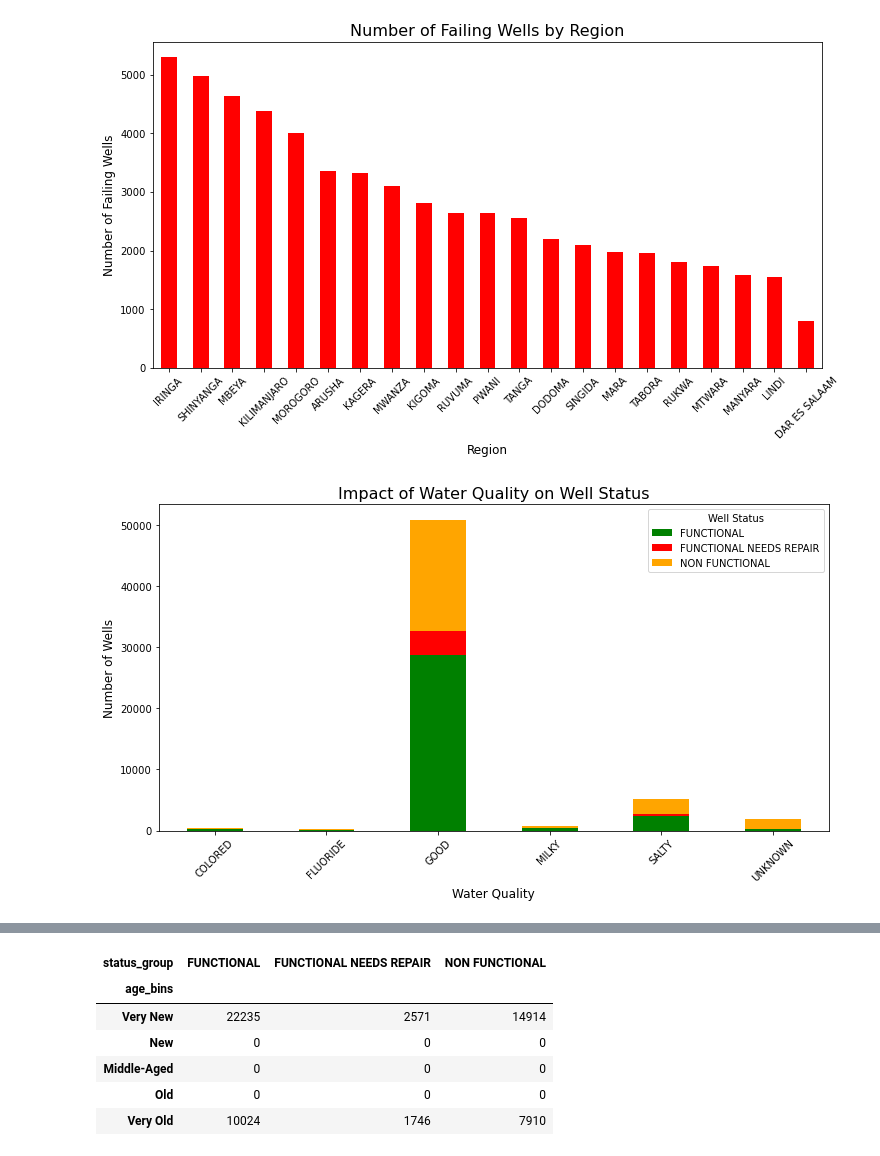
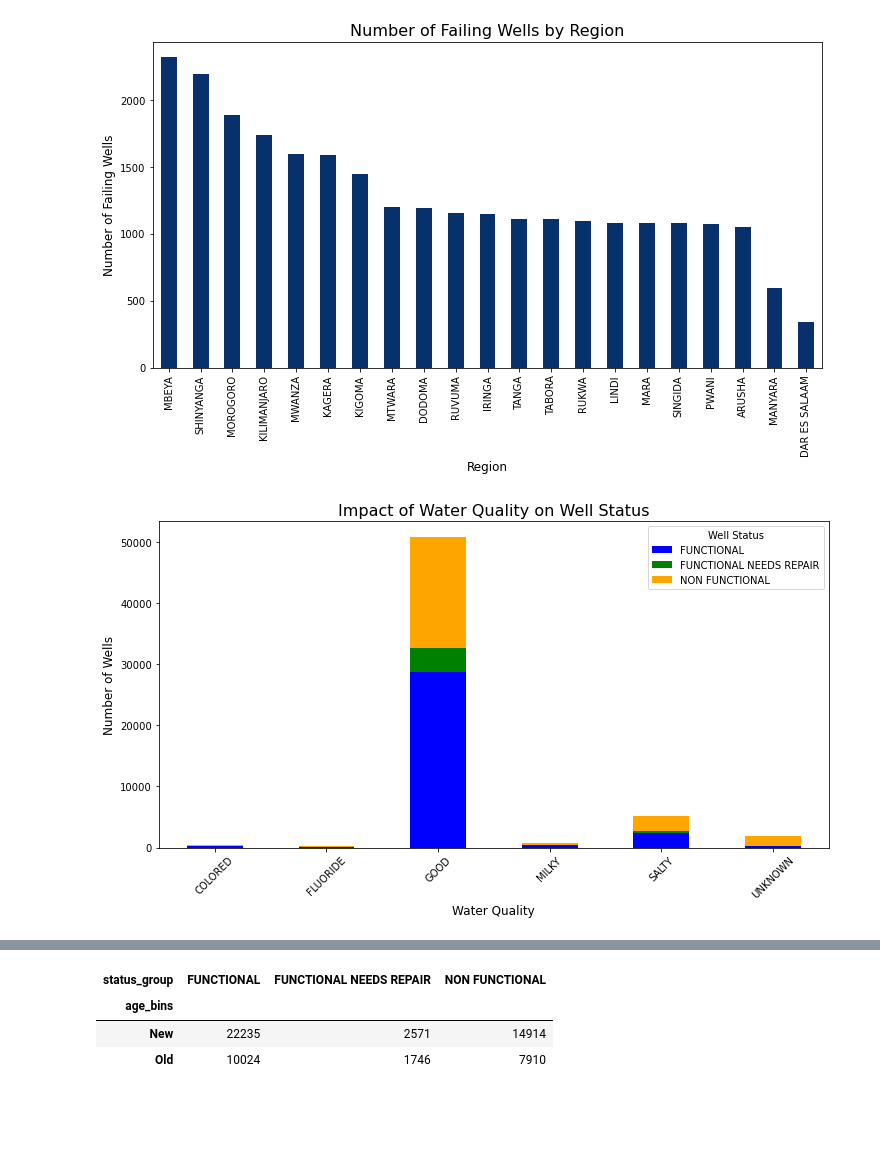
Before and after one commit to Ketty-Odero/Tanzanian-Water-Wells-Prediction-Model, a Jupyter notebook: notebooks/2.0 EDA.ipynb, the cells around one changed output, grey strips where cells are left out. Saved outputs shown, nothing was run; the diff lists cells and outputs as text; code cells hidden in the pictures; blank space fills up the shorter version.

```diff
--- a/notebooks/2.0 EDA.ipynb
+++ b/notebooks/2.0 EDA.ipynb
@@ -161,15 +157,15 @@ class TanzanianWellsAnalysis:
 
     def wells_by_region(self):
         """Analyzes regions with more failing wells."""
-        failing_wells = self.df[self.df[self.target_variable] != "functional"]
+        failing_wells = self.df[self.df[self.target_variable] != "FUNCTIONAL"]
         region_counts = failing_wells['region'].value_counts()
 
         plt.figure(figsize=(12, 6))
-        region_counts.plot(kind='bar', color='red')
+        region_counts.plot(kind='bar', colormap='Blues_r')
         plt.title("Number of Failing Wells by Region", fontsize=16)
         plt.xlabel("Region", fontsize=12)
         plt.ylabel("Number of Failing Wells", fontsize=12)
-        plt.xticks(rotation=45)
+        plt.xticks(rotation=90)
         plt.show()
 
         return region_counts
@@ -177,7 +173,7 @@ class TanzanianWellsAnalysis:
     def water_quality_effect(self):
         """Analyzes whether water quality contributes to well failure or need for repair."""
         quality_vs_status = self.df.groupby(['quality_group', self.target_variable]).size().unstack()
-        quality_vs_status.plot(kind='bar', stacked=True, figsize=(12, 6), color=['green', 'red', 'orange'])
+        quality_vs_status.plot(kind='bar', stacked=True, figsize=(12, 6), color=['blue', 'green', 'orange'])
         plt.title("Impact of Water Quality on Well Status", fontsize=16)
         plt.xlabel("Water Quality", fontsize=12)
         plt.ylabel("Number of Wells", fontsize=12)
@@ -189,13 +185,13 @@ class TanzanianWellsAnalysis:
 
     def population_effect(self):
         """Analyzes whether population size affects well failure or need for repair."""
-        self.df['population_bins'] = pd.cut(self.df['population'], bins=5, labels=["Very Low", "Low", "Medium", "High", "Very High"])
+        self.df['population_bins'] = pd.cut(self.df['population'], bins=2, labels=[ "Low", "High"])
         pop_vs_status = self.df.groupby(['population_bins', self.target_variable]).size().unstack()
-        pop_vs_status.plot(kind='bar', stacked=True, figsize=(12, 6), color=['green', 'red', 'orange'])
+        pop_vs_status.plot(kind='bar', stacked=True, figsize=(12, 6), color=['blue', 'green', 'orange'])
         plt.title("Impact of Population Size on Well Status", fontsize=16)
         plt.xlabel("Population Size", fontsize=12)
         plt.ylabel("Number of Wells", fontsize=12)
-        plt.xticks(rotation=45)
+        plt.xticks(rotation=90)
         plt.legend(title="Well Status")
         plt.show()
 
@@ -203,41 +199,41 @@ class TanzanianWellsAnalysis:
 
     def water_source_effect(self):
         """Analyzes difference in failure rates between ground surface and surface water wells."""
-        surface_types = ["groundwater", "surface water"]
-        self.df['water_source_type'] = self.df['source_class'].apply(lambda x: x if x in surface_types else "other")
+        surface_types = ["GROUNDWATER", "SURFACE"]
+        self.df['water_source_type'] = self.df['source_class'].apply(lambda x: x if x in surface_types else "OTHER")
         source_vs_status = self.df.groupby(['water_source_type', self.target_variable]).size().unstack()
-        source_vs_status.plot(kind='bar', stacked=True, figsize=(12, 6), color=['green', 'red', 'orange'])
+        source_vs_status.plot(kind='bar', stacked=True, figsize=(12, 6), color=['blue', 'green', 'orange'])
         plt.title("Impact of Water Source Type on Well Status", fontsize=16)
         plt.xlabel("Water Source Type", fontsize=12)
         plt.ylabel("Number of Wells", fontsize=12)
         plt.xticks(rotation=45)
         plt.legend(title="Well Status")
         plt.show()
 
         return source_vs_status
 
     def well_age_effect(self):
         """Analyzes whether well age indicates a likelihood of failure or need for repair."""
         self.df['well_age'] = 2023 - self.df['construction_year']
-        self.df['age_bins'] = pd.cut(self.df['well_age'], bins=5, labels=["Very New", "New", "Middle-Aged", "Old", "Very Old"])
+        self.df['age_bins'] = pd.cut(self.df['well_age'], bins=2, labels=["New", "Old"])
         age_vs_status = self.df.groupby(['age_bins', self.target_variable]).size().unstack()
-        age_vs_status.plot(kind='bar', stacked=True, figsize=(12, 6), color=['green', 'red', 'orange'])
+        age_vs_status.plot(kind='bar', stacked=True, figsize=(12, 6), color=['blue', 'green', 'orange'])
         plt.title("Impact of Well Age on Well Status", fontsize=16)
         plt.xlabel("Well Age", fontsize=12)
         plt.ylabel("Number of Wells", fontsize=12)
         plt.xticks(rotation=45)
         plt.legend(title="Well Status")
         plt.show()
 
         return age_vs_status
 
 # Example usage:
 analysis = TanzanianWellsAnalysis("../data/wells_data_cleaned.csv")
 analysis.wells_by_region()
 analysis.water_quality_effect()
 analysis.population_effect()
 analysis.water_source_effect()
 analysis.well_age_effect()
 # %% [output]
-[figure, old version]
+[figure, new version]
-[figure, old version]
+[figure, new version]
@@ -247,7 +243,4 @@ analysis.well_age_effect()
 | status_group | FUNCTIONAL | FUNCTIONAL NEEDS REPAIR | NON FUNCTIONAL |
 | age_bins |  |  |  |
-| Very New | 22235 | 2571 | 14914 |
-| New | 0 | 0 | 0 |
-| Middle-Aged | 0 | 0 | 0 |
-| Old | 0 | 0 | 0 |
-| Very Old | 10024 | 1746 | 7910 |
+| New | 22235 | 2571 | 14914 |
+| Old | 10024 | 1746 | 7910 |
```
Also changed, not shown: parts of 6 cells of this notebook, 2 other files.
